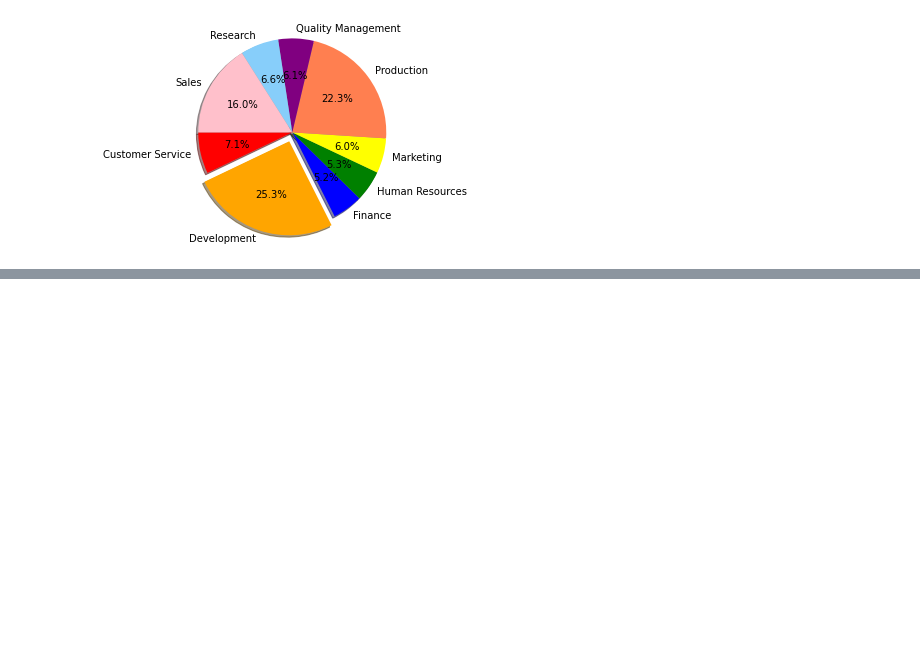
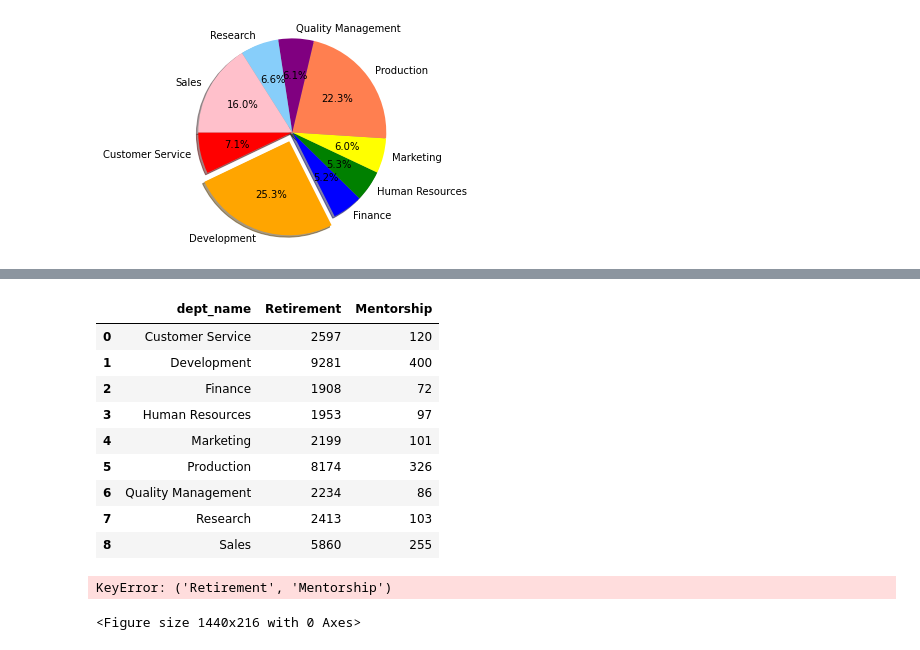
Before and after one commit to Cthompsonlbi/Pewlett-Hackard-Analysis-practice, a Jupyter notebook: Analysis Projects Folder/Pewlett-Hackard-Analysis Folder/data/PHVisuals.ipynb, the cells around one changed output, grey strips where cells are left out. Saved outputs shown, nothing was run; the diff lists cells and outputs as text; code cells hidden in the pictures; blank space fills up the shorter version.

```diff
--- a/Analysis Projects Folder/Pewlett-Hackard-Analysis Folder/data/PHVisuals.ipynb
+++ b/Analysis Projects Folder/Pewlett-Hackard-Analysis Folder/data/PHVisuals.ipynb
@@ -56,0 +86,14 @@ TypeError: list indices must be integers or slices, not str
+# %%
+barplot_df = pd.read_csv('barplot.csv',usecols = ['dept_name', 'Retirement','Mentorship'])
+barplot_df
+# %% [output]
+|  | dept_name | Retirement | Mentorship |
+| 0 | Customer Service | 2597 | 120 |
+| 1 | Development | 9281 | 400 |
+| 2 | Finance | 1908 | 72 |
+| 3 | Human Resources | 1953 | 97 |
+| 4 | Marketing | 2199 | 101 |
+| 5 | Production | 8174 | 326 |
+| 6 | Quality Management | 2234 | 86 |
+| 7 | Research | 2413 | 103 |
+| 8 | Sales | 5860 | 255 |
@@ -56,0 +103,7 @@ TypeError: list indices must be integers or slices, not str
+# %%
+plt.figure(figsize=(20,3))
+plt.bar(x_axis, barplot_df["Retirement","Mentorship"], color=plt.cm.Paried(np.arange(len(barplot_df)), alpha=0.5, align="center"))
+plt.xticks(tick_locations, barplot_df["dept_name"], rotation="vertical")
+# %% [output]
+KeyError: ('Retirement', 'Mentorship')
+<Figure size 1440x216 with 0 Axes>
```
Also changed, not shown: parts of 14 cells of this notebook, 5 other files.
